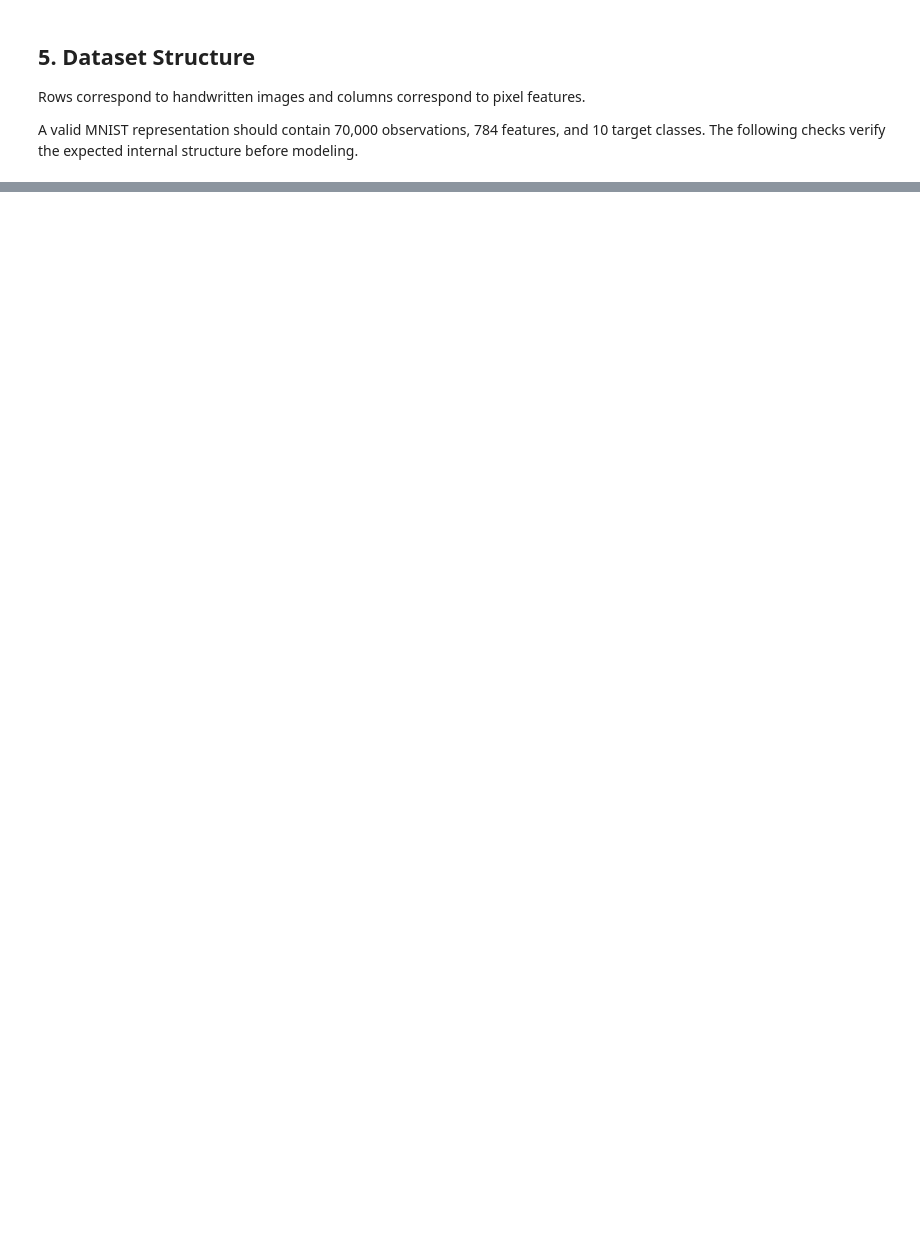
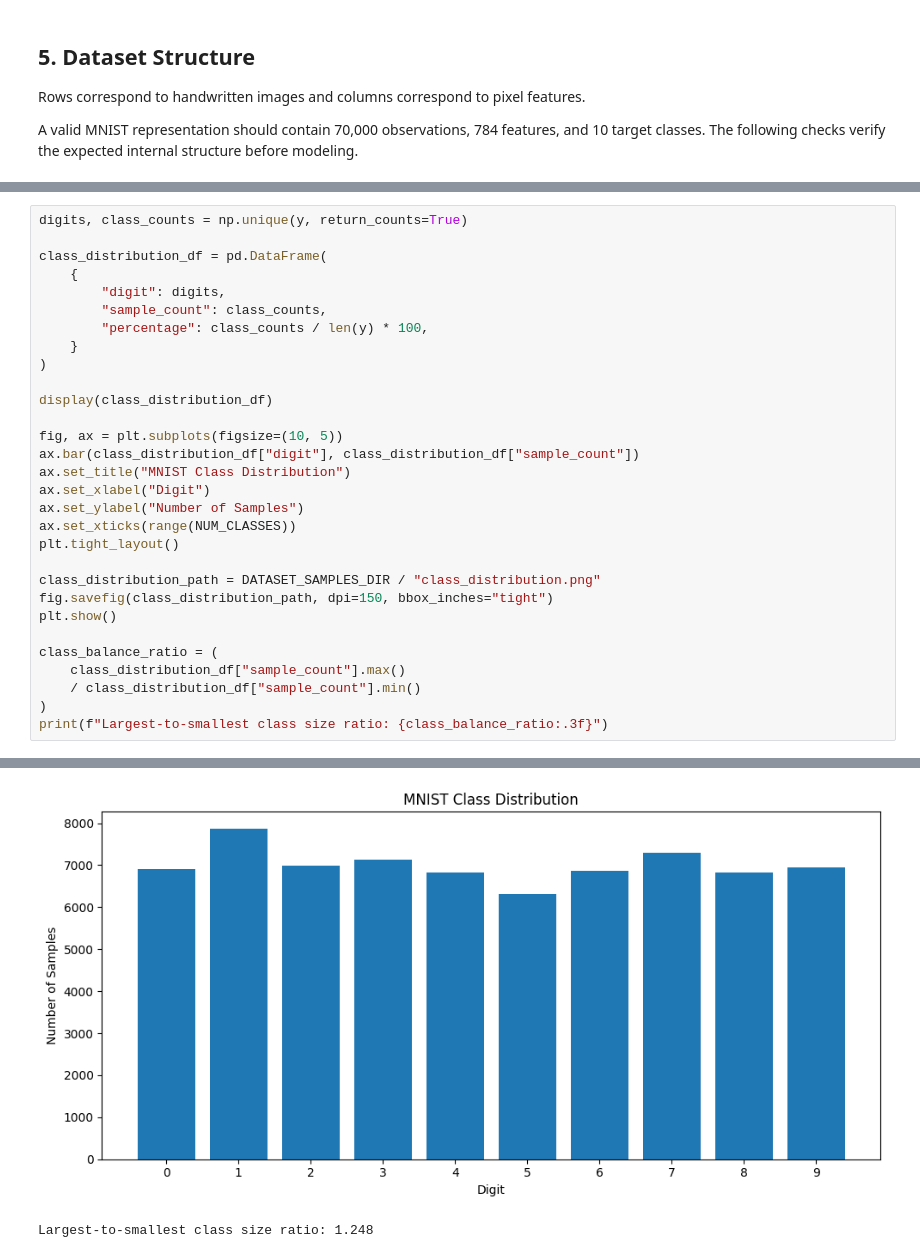
Before and after one commit to renan-leme/mnist-classification-SCTEC, a Jupyter notebook: mnist_classification_project.ipynb, the cells around one changed output, grey strips where cells are left out. Saved outputs shown, nothing was run; the diff lists cells and outputs as text; blank space fills up the shorter version.

Commit message:
add MNIST exploratory analysis

```diff
--- a/mnist_classification_project.ipynb
+++ b/mnist_classification_project.ipynb
@@ -199,0 +255,31 @@ print("Dataset structure validation passed.")
+# %%
+digits, class_counts = np.unique(y, return_counts=True)
+
+class_distribution_df = pd.DataFrame(
+    {
+        "digit": digits,
+        "sample_count": class_counts,
+        "percentage": class_counts / len(y) * 100,
+    }
+)
+
+display(class_distribution_df)
+
+fig, ax = plt.subplots(figsize=(10, 5))
+ax.bar(class_distribution_df["digit"], class_distribution_df["sample_count"])
+ax.set_title("MNIST Class Distribution")
+ax.set_xlabel("Digit")
+ax.set_ylabel("Number of Samples")
+ax.set_xticks(range(NUM_CLASSES))
+plt.tight_layout()
+
+class_distribution_path = DATASET_SAMPLES_DIR / "class_distribution.png"
+fig.savefig(class_distribution_path, dpi=150, bbox_inches="tight")
+plt.show()
+
+class_balance_ratio = (
+    class_distribution_df["sample_count"].max()
+    / class_distribution_df["sample_count"].min()
+)
+print(f"Largest-to-smallest class size ratio: {class_balance_ratio:.3f}")
+# %% [output]
@@ -199,0 +297,2 @@ print("Dataset structure validation passed.")
+[figure, added]
+Largest-to-smallest class size ratio: 1.248
```
Also changed, not shown: parts of 12 cells of this notebook, 2 other files.
